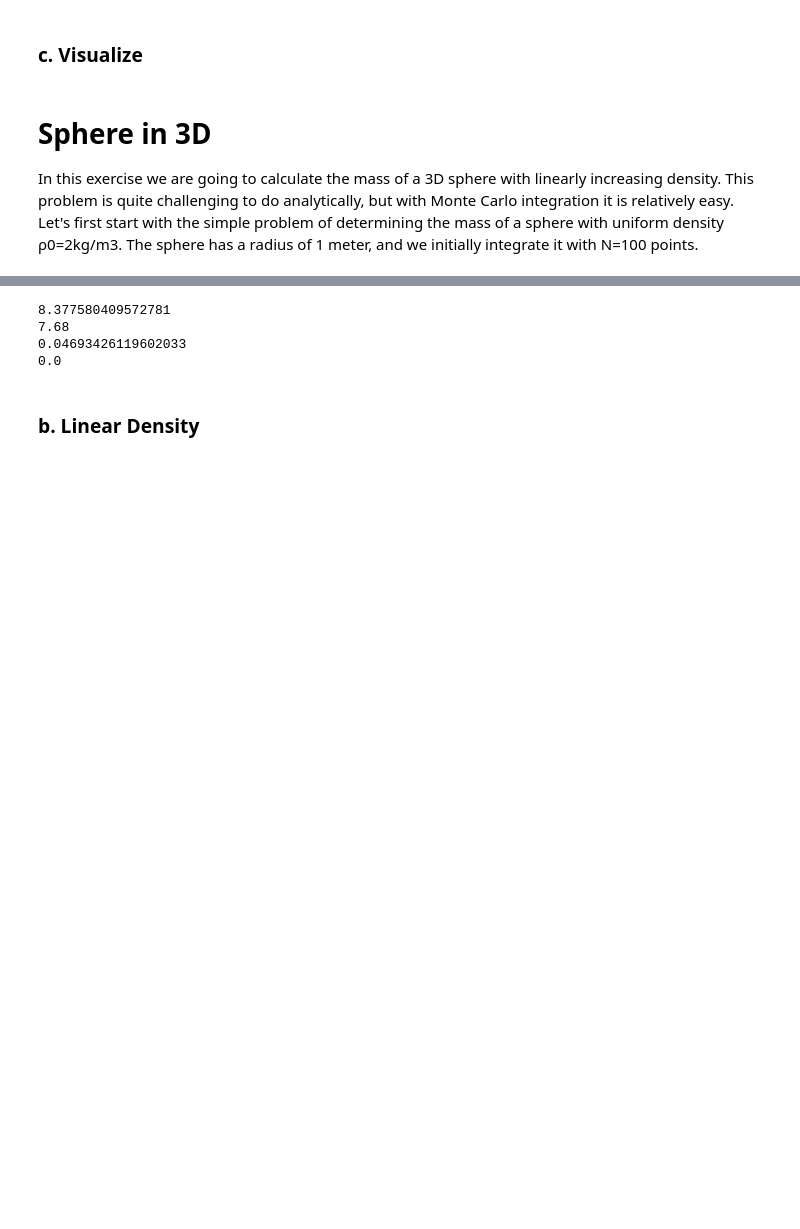
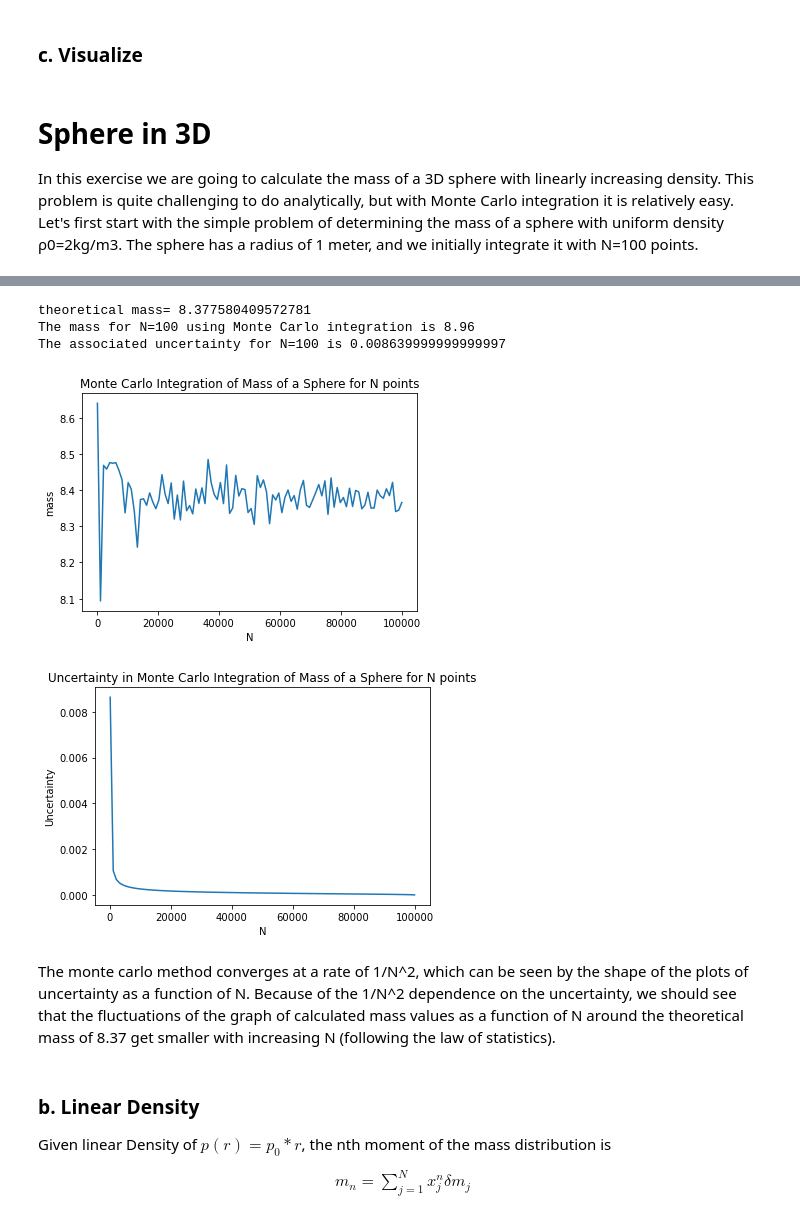
Before and after one commit to kmdao/Physics-434, a Jupyter notebook: Lab3.ipynb, the cells around one changed output, grey strips where cells are left out. Drawn from its saved outputs; the diff is of its cells as text; code cells hidden in the pictures; blank space fills up the shorter version.

```diff
--- a/Lab3.ipynb
+++ b/Lab3.ipynb
@@ -155,47 +165,67 @@ Let's first start with the simple problem of determining the mass of a sphere wi
 # %%
 theoretical_mass = (8 / 3) * math.pi
-print(theoretical_mass)
+print('theoretical mass= ' + str(theoretical_mass))
 
+# Generate function to calculate mass for N samples
 def mass(N):
     points = np.zeros((N, 3))
-    points[:, 0] = np.random.uniform(low=-1, high=1, size=N)
+    points[:, 0] = np.random.uniform(low=-1, high=1, size=N) # Generate N pointsm (xyz) in cube of length 2 centered at origin
     points[:, 1] = np.random.uniform(low=-1, high=1, size=N)
     points[:, 2] = np.random.uniform(low=-1, high=1, size=N)
-    def inside_sphere(points):
+    def inside_sphere(points): # function makes an array to append 1 (hit) or 0 (miss) for condition of inside sphere of radius=1
         inside = []
         for i in range(N):
-            if np.sqrt(points[i, 0] ** 2 + points[i, 1] **2 + points[i, 2] ** 2) < 1:
+            radius = np.sqrt(points[i, 0] ** 2 + points[i, 1] **2 + points[i, 2] ** 2) #eqn of sphere
+            if  radius < 1:
                 inside.append(1)
             else:
                 inside.append(0)
         return inside
     inside = inside_sphere(points)
-    density = 2 * np.count_nonzero(inside) * 8 / N
-    return density
-print(mass(100))
+    m = 8 * 2 * np.count_nonzero(inside) / N #V/N *2*count f is sum density*hit
+    return m
 
+# Find mass using samples of 100 to 100k in 100 steps
 Y = np.linspace(100, 100000, 100, dtype = int)
 m_list = np.zeros(100)
 m_variance = np.zeros(100)
+uncertainty = np.zeros(100)
 
 for i in range(100):
     m_val = mass(Y[i])
-    m_list[i] = m_val
+    m_list[i] = m_val # list of masses from N of 100 to 100k in 100 steps
+    uncertainty[i] = np.sqrt(np.var(m_list) / (Y[i] * (Y[i] - 1))) # The mean squared error
 
+m_100 = (mass(100))
+print('The mass for N=100 using Monte Carlo integration is ' + str(m_100))
+uncertainty_100 = uncertainty[0]
+print('The associated uncertainty for N=100 is ' + str(uncertainty_100))
 
+# plot mass as a function of N and uncertainty as a function of N
 
-uncertainty = np.sqrt(np.var(m_list))
-print(uncertainty)
+plt.plot(Y, m_list)
+plt.xlabel('N')
+plt.ylabel('mass')
+plt.title('Monte Carlo Integration of Mass of a Sphere for N points')
+plt.show()
 
-###part d
-
-######################
-#######################
+plt.plot(Y, uncertainty)
+plt.xlabel('N')
+plt.ylabel('Uncertainty')
+plt.title('Uncertainty in Monte Carlo Integration of Mass of a Sphere for N points')
+plt.show()
 # %% [output]
-8.377580409572781
-7.68
-0.04693426119602033
-0.0
+theoretical mass= 8.377580409572781
+The mass for N=100 using Monte Carlo integration is 8.96
+The associated uncertainty for N=100 is 0.008639999999999997
+[figure, added]
+[figure, added]
+# %% [markdown]
+The monte carlo method converges at a rate of 1/N^2, which can be seen by the shape of the plots of uncertainty as a function of N. Because of the 1/N^2 dependence on the uncertainty, we should see that the fluctuations of the graph of calculated mass values as a function of N around the theoretical mass of 8.37 get smaller with increasing N (following the law of statistics).
 # %% [markdown]
 ### b. Linear Density
+Given linear Density of $p(r) = p_0*r$, the nth moment of the mass distribution is
+\begin{gather*}
+m_n = \sum_{j=1}^{N}x^{n}_{j}\delta{m_j}
+\end{gather*}
 # %%
```
Also changed, not shown: parts of 7 cells of this notebook.
